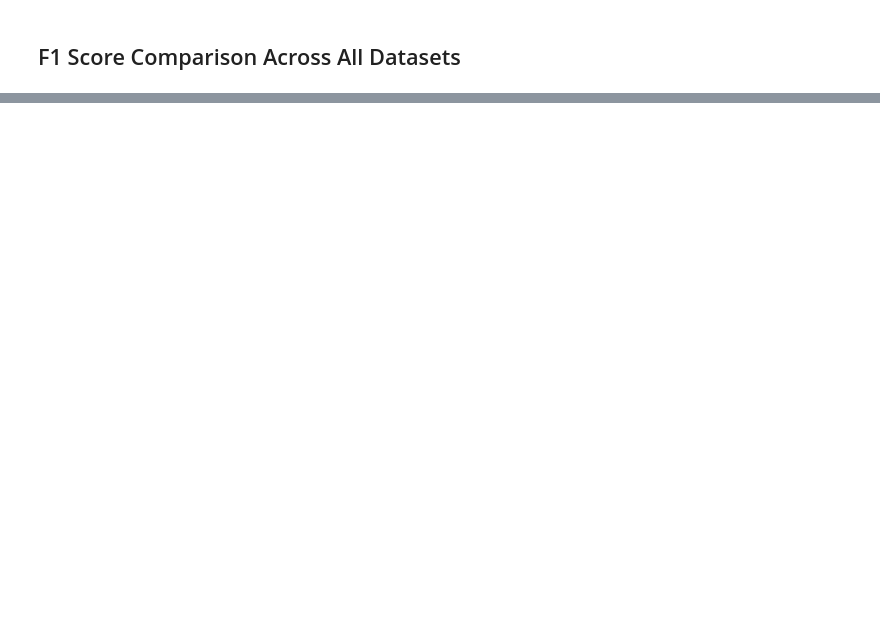
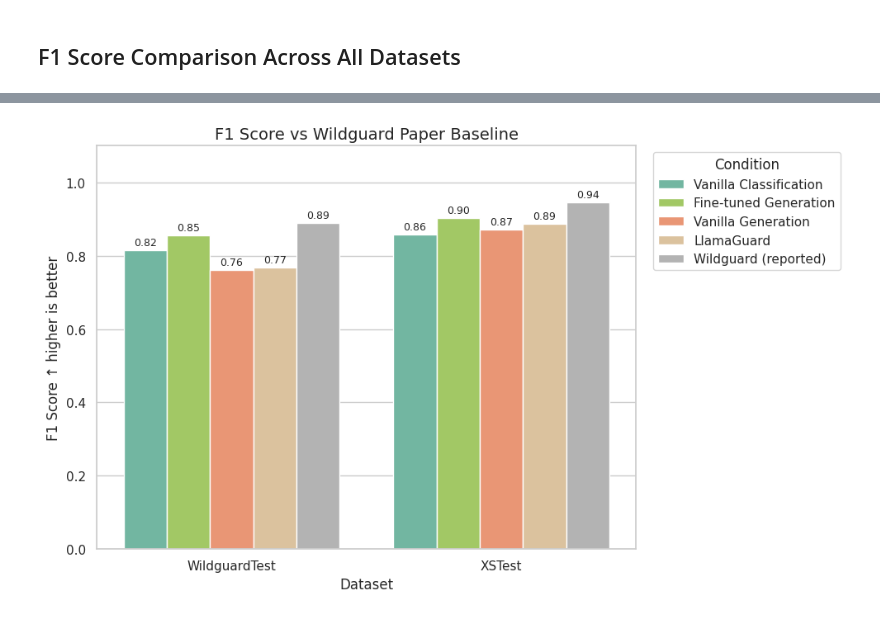
Before and after one commit to Jazhyc/aims-safety-classification, a Jupyter notebook: notebooks/safety_experiment_results.ipynb, the cells around one changed output, grey strips where cells are left out. Cells and saved outputs as stored; diff of their text form; code cells hidden in the pictures; blank space fills up the shorter version.

```diff
--- a/notebooks/safety_experiment_results.ipynb
+++ b/notebooks/safety_experiment_results.ipynb
@@ -282,2 +335,83 @@ plot_f1_by_dataset(df)
+# %%
+def plot_benchmark_comparison(df: pd.DataFrame, datasets: list, metric: str = "f1",
+                              exclude_conditions: list = None, title: str = None):
+    """Plot metric comparison for specific datasets, including paper baselines."""
+    metric_labels = {"f1": "F1 Score", "asr": "Attack Success Rate"}
+
+    # Filter to specified datasets
+    df_plot = df[df["dataset"].isin(datasets)].copy()
+
+    # Filter out excluded conditions
+    if exclude_conditions:
+        df_plot = df_plot[~df_plot["condition"].isin(exclude_conditions)]
+
+    # Add paper baselines for F1 metric
+    if metric == "f1":
+        baseline_rows = []
+        for dataset in datasets:
+            if dataset in PAPER_BASELINES:
+                baseline = PAPER_BASELINES[dataset]
+                baseline_rows.append({
+                    "dataset": dataset,
+                    "model": "paper",
+                    "condition": baseline["condition"],
+                    "f1": baseline["f1"],
+                    "asr": None,
+                })
+        if baseline_rows:
+            df_baselines = pd.DataFrame(baseline_rows)
+            df_plot = pd.concat([df_plot, df_baselines], ignore_index=True)
+
+    if df_plot.empty:
+        print("No data to plot")
+        return
+
+    fig, ax = plt.subplots(figsize=(10, 6))
+
+    # Get unique conditions in the data to build palette
+    conditions_in_data = df_plot["condition"].unique()
+    palette = {c: CONDITION_COLORS.get(c, "#999999") for c in conditions_in_data}
+
+    sns.barplot(
+        data=df_plot,
+        x="dataset",
+        y=metric,
+        hue="condition",
+        ax=ax,
+        palette=palette
+    )
+
+    # Add value labels on top of each bar
+    for container in ax.containers:
+        ax.bar_label(container, fmt="%.2f", fontsize=9, padding=2)
+
+    # Direction indicators
+    direction = "↓" if metric == "asr" else "↑"
+    ylabel = f"{metric_labels.get(metric, metric)} {direction} {'lower' if metric == 'asr' else 'higher'} is better"
+
+    plot_title = title or f"{metric_labels.get(metric, metric)} on Benchmark Datasets"
+    ax.set_title(plot_title, fontsize=14)
+    ax.set_xlabel("Dataset", fontsize=12)
+    ax.set_ylabel(ylabel, fontsize=12)
+    ax.set_ylim(0, 1.1)
+    ax.legend(title="Condition", bbox_to_anchor=(1.02, 1), loc="upper left")
+
+    plt.tight_layout()
+    plt.show()
+
+
+# Compare on WildguardTest and XSTest with paper baselines
+benchmark_datasets = ["WildguardTest", "XSTest"]
+exclude = ["Vanilla + Human Intent", "Vanilla + Model Intent"]
+
+plot_benchmark_comparison(
+    df,
+    datasets=benchmark_datasets,
+    metric="f1",
+    exclude_conditions=exclude,
+    title="F1 Score vs Wildguard Paper Baseline"
+)
+# %% [output]
+[figure, added]
 # %%
 # Display detailed metrics
```
Also changed, not shown: parts of 7 cells of this notebook.
